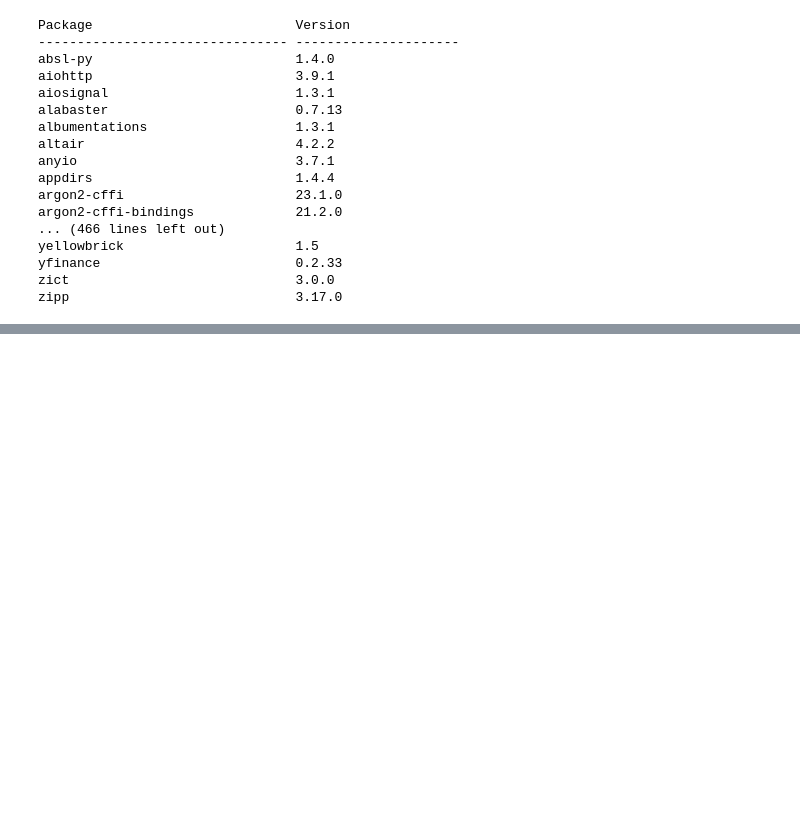
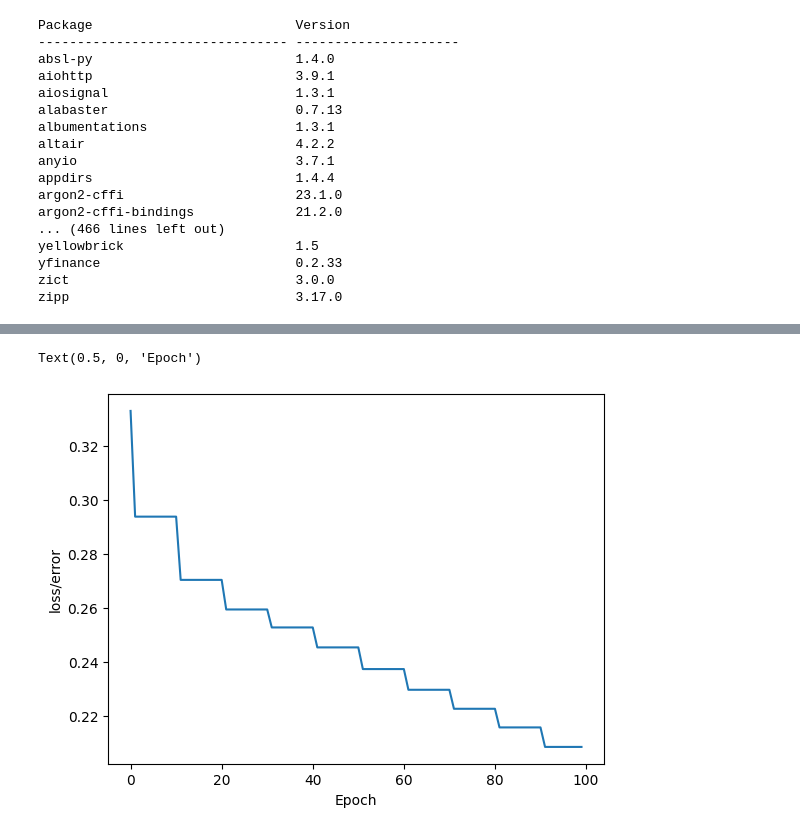
Before and after one commit to woxff/pytorch, a Jupyter notebook: intro.ipynb, the cells around one changed output, grey strips where cells are left out. Saved outputs shown, nothing was run; the diff lists cells and outputs as text; code cells hidden in the pictures; blank space fills up the shorter version.

```diff
--- a/intro.ipynb
+++ b/intro.ipynb
@@ -28,0 +125,24 @@ zipp                             3.17.0
+# %%
+#Create a Model Class that inherits nn.Model
+
+class Model(nn.Module):
+  # Input layer (4 features of the flower) ----- >
+   # Hidden Layer1(number of neurons)----->
+   # H2(n)---->
+   # output (3 classes of iris flowers)
+   def __init__(self, in_features=4, h1=8, h2=9, out_features=3):
+    super(Model,self).__init__() # instantiate our nn.module
+    self.fc1=nn.Linear(in_features,h1)
+    self.fc2=nn.Linear(h1,h2)
+    self.out=nn.Linear(h2,out_features)
+
+   def forward(self,x):
+    x= F.relu(self.fc1(x))
+    x= F.relu(self.fc2((x)))
+    x= self.out(x)
+
+    return x
+# %%
+#Pick a manual seed for randomization
+torch.manual_seed(41)
+model = Model()
@@ -28,0 +154,4 @@ zipp                             3.17.0
+# %%
+url = 'https://gist.githubusercontent.com/netj/8836201/raw/6f9306ad21398ea43cba4f7d537619d0e07d5ae3/iris.csv'
+my_df = pd.read_csv(url)
+my_df.tail()
@@ -28,0 +165,6 @@ zipp                             3.17.0
+# %%
+#Change last column from strings to integers
+my_df['variety'] = my_df['variety'].replace('Setosa', 0.0)
+my_df['variety'] = my_df['variety'].replace('Versicolor', 1.0)
+my_df['variety'] = my_df['variety'].replace('Virginica', 2.0)
+my_df
@@ -28,0 +251,9 @@ zipp                             3.17.0
+# %%
+# Graph it out!
+
+plt.plot(range(epochs), losses)
+plt.ylabel("loss/error")
+plt.xlabel('Epoch')
+# %% [output]
+Text(0.5, 0, 'Epoch')
+[figure, added]
```
Also changed, not shown: parts of 33 cells of this notebook.
